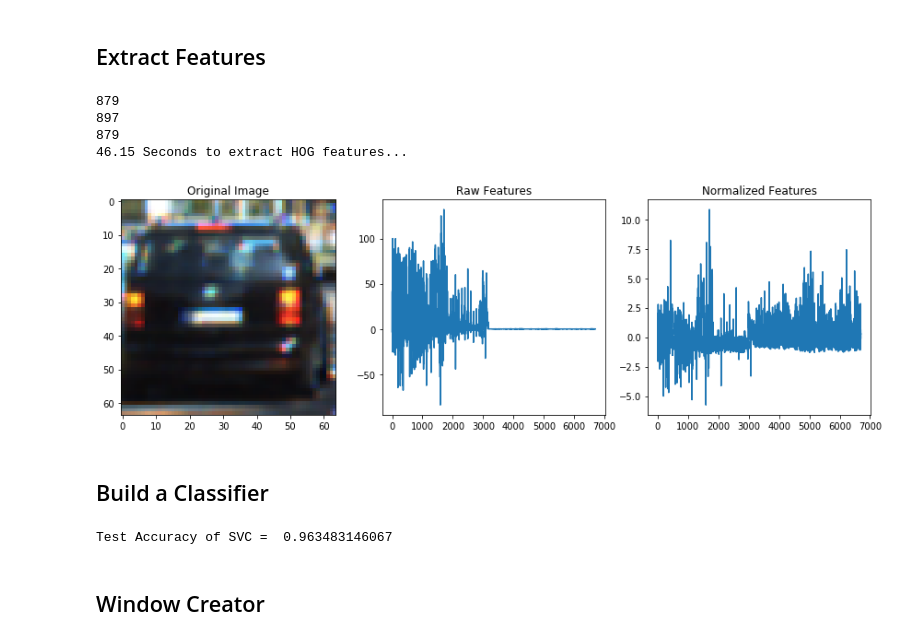
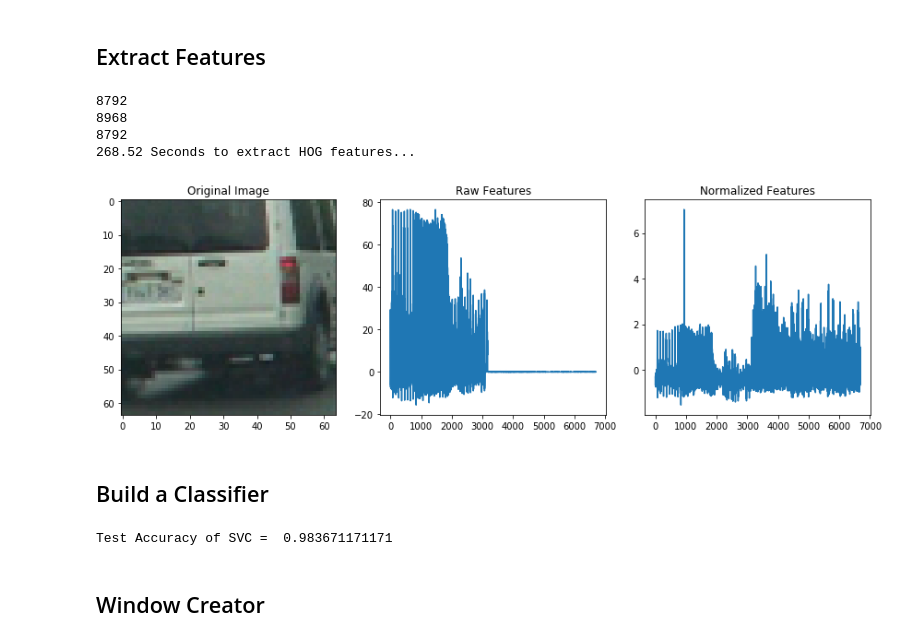
Before and after one commit to Maesla/Vehicle-Detection, a Jupyter notebook: vehicle_detection.ipynb, the cells around one changed output. Saved outputs shown, nothing was run; the diff lists cells and outputs as text; code cells hidden in the pictures.

```diff
--- a/vehicle_detection.ipynb
+++ b/vehicle_detection.ipynb
@@ -204,8 +204,8 @@ from sklearn.preprocessing import StandardScaler
 
 %matplotlib inline
 
-new_vehicle_images_path = images_load_subset(vehicle_img_path, 0.1)
-new_non_vehicle_images_path = images_load_subset(non_vehicle_img_path, 0.1)
+new_vehicle_images_path = images_load_subset(vehicle_img_path, 1)
+new_non_vehicle_images_path = images_load_subset(non_vehicle_img_path, 1)
 
 print(len(new_vehicle_images_path))
 print(len(new_non_vehicle_images_path))
@@ -246,38 +246,38 @@ scaled_X = X_scaler.transform(X)
 #scaled_X = X_scaler.transform(X)
 #print(X)
 #plt.plot(r)
 
 t2 = time.time()
 print(round(t2-t, 2), 'Seconds to extract HOG features...')
 
 if len(car_features) > 0:
     # Create an array stack of feature vectors
     X = np.vstack((car_features, notcar_features)).astype(np.float64)
     # Fit a per-column scaler
     X_scaler = StandardScaler().fit(X)
     # Apply the scaler to X
     scaled_X = X_scaler.transform(X)
     car_ind = np.random.randint(0, len_car_images)
     # Plot an example of raw and scaled features
     fig = plt.figure(figsize=(12,4))
     plt.subplot(131)
     plt.imshow(mpimg.imread(new_vehicle_images_path[car_ind]))
     plt.title('Original Image')
     plt.subplot(132)
     plt.plot(X[car_ind])
     plt.title('Raw Features')
     plt.subplot(133)
     plt.plot(scaled_X[car_ind])
     plt.title('Normalized Features')
     fig.tight_layout()
 else:
     print('Your function only returns empty feature vectors...')
 # %% [output]
-879
-897
-879
-46.15 Seconds to extract HOG features...
+8792
+8968
+8792
+268.52 Seconds to extract HOG features...
-[figure, old version]
+[figure, new version]
 # %% [markdown]
 ## Build a Classifier
 # %%
@@ -298,7 +298,7 @@ svc = LinearSVC()
 svc.fit(X_train, y_train)
 print('Test Accuracy of SVC = ', svc.score(X_test, y_test))
 # %% [output]
-Test Accuracy of SVC =  0.963483146067
+Test Accuracy of SVC =  0.983671171171
 # %% [markdown]
 ## Window Creator
 # %%
```
Also changed, not shown: parts of 7 cells of this notebook.
